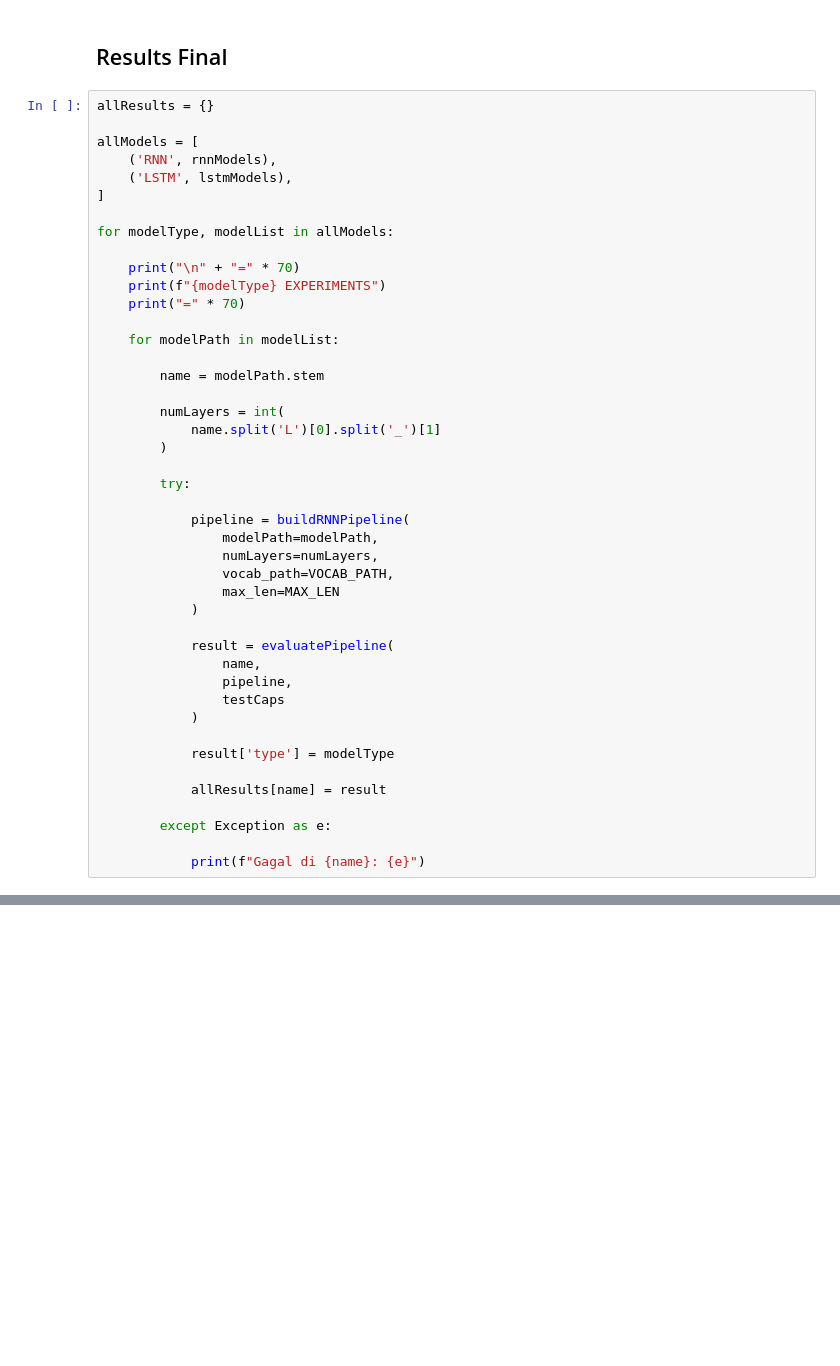
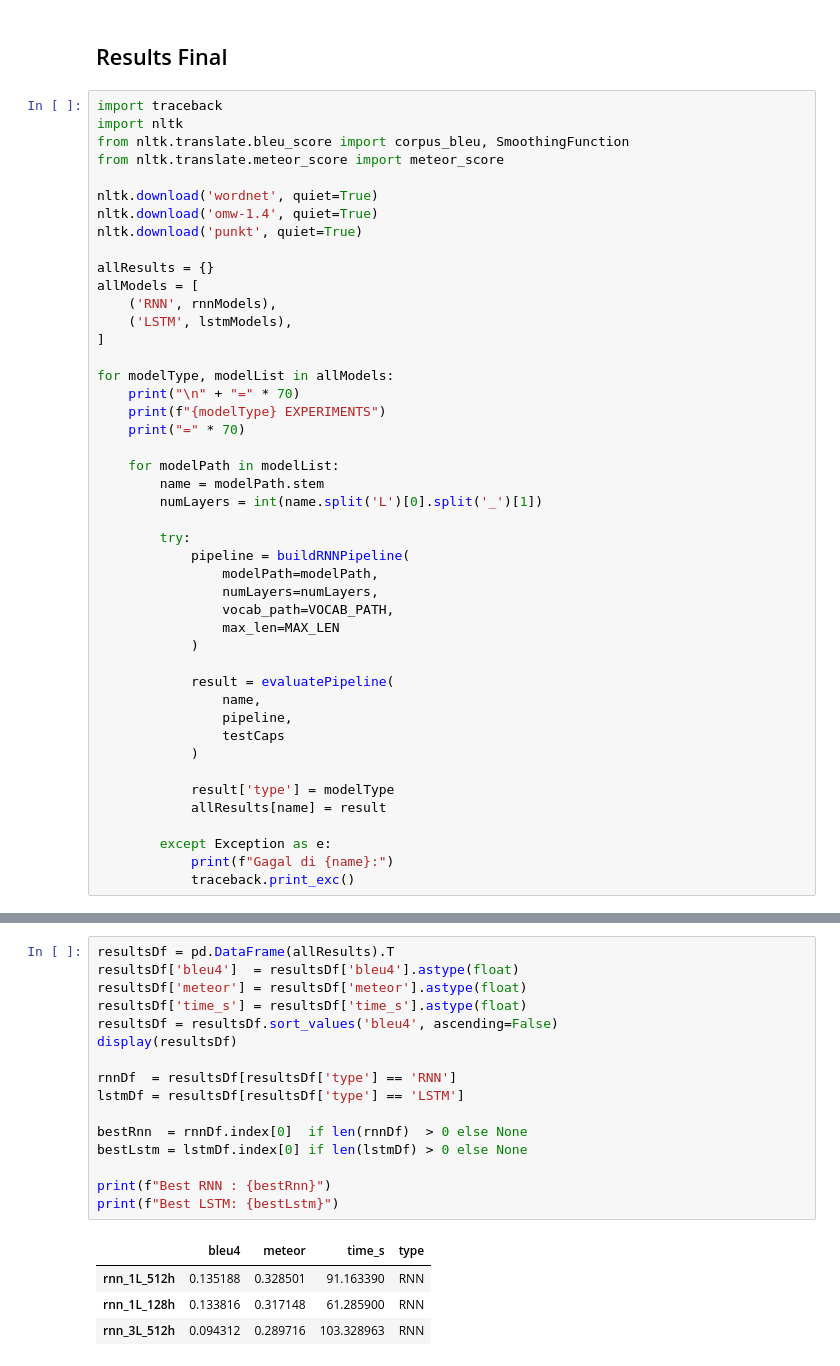
Before and after one commit to TKurr/Tejumama_Image-Captioning, a Jupyter notebook: src/notebook/5_Pipeline_Captioning.ipynb, the cells around one changed output, grey strips where cells are left out. Cells and saved outputs as stored; diff of their text form; blank space fills up the shorter version.

```diff
--- a/src/notebook/5_Pipeline_Captioning.ipynb
+++ b/src/notebook/5_Pipeline_Captioning.ipynb
@@ -212,29 +224,31 @@ def evaluatePipeline(name, pipeline, testCaps):
 # %% [markdown]
 ## Results Final
 # %%
+import traceback
+import nltk
+from nltk.translate.bleu_score import corpus_bleu, SmoothingFunction
+from nltk.translate.meteor_score import meteor_score
+
+nltk.download('wordnet', quiet=True)
+nltk.download('omw-1.4', quiet=True)
+nltk.download('punkt', quiet=True)
+
 allResults = {}
-
 allModels = [
     ('RNN', rnnModels),
     ('LSTM', lstmModels),
 ]
 
 for modelType, modelList in allModels:
-
     print("\n" + "=" * 70)
     print(f"{modelType} EXPERIMENTS")
     print("=" * 70)
 
     for modelPath in modelList:
-
         name = modelPath.stem
-
-        numLayers = int(
-            name.split('L')[0].split('_')[1]
-        )
+        numLayers = int(name.split('L')[0].split('_')[1])
 
         try:
-
             pipeline = buildRNNPipeline(
                 modelPath=modelPath,
                 numLayers=numLayers,
@@ -249,9 +263,8 @@ for modelType, modelList in allModels:
             )
 
             result['type'] = modelType
-
             allResults[name] = result
 
         except Exception as e:
-
-            print(f"Gagal di {name}: {e}")
+            print(f"Gagal di {name}:")
+            traceback.print_exc()
@@ -257,0 +284,21 @@ for modelType, modelList in allModels:
+# %%
+resultsDf = pd.DataFrame(allResults).T
+resultsDf['bleu4']  = resultsDf['bleu4'].astype(float)
+resultsDf['meteor'] = resultsDf['meteor'].astype(float)
+resultsDf['time_s'] = resultsDf['time_s'].astype(float)
+resultsDf = resultsDf.sort_values('bleu4', ascending=False)
+display(resultsDf)
+
+rnnDf  = resultsDf[resultsDf['type'] == 'RNN']
+lstmDf = resultsDf[resultsDf['type'] == 'LSTM']
+
+bestRnn  = rnnDf.index[0]  if len(rnnDf)  > 0 else None
+bestLstm = lstmDf.index[0] if len(lstmDf) > 0 else None
+
+print(f"Best RNN : {bestRnn}")
+print(f"Best LSTM: {bestLstm}")
+# %% [output]
+|  | bleu4 | meteor | time_s | type |
+| rnn_1L_512h | 0.135188 | 0.328501 | 91.163390 | RNN |
+| rnn_1L_128h | 0.133816 | 0.317148 | 61.285900 | RNN |
+| rnn_3L_512h | 0.094312 | 0.289716 | 103.328963 | RNN |
```
Also changed, not shown: parts of 16 cells of this notebook, 1 other file.
